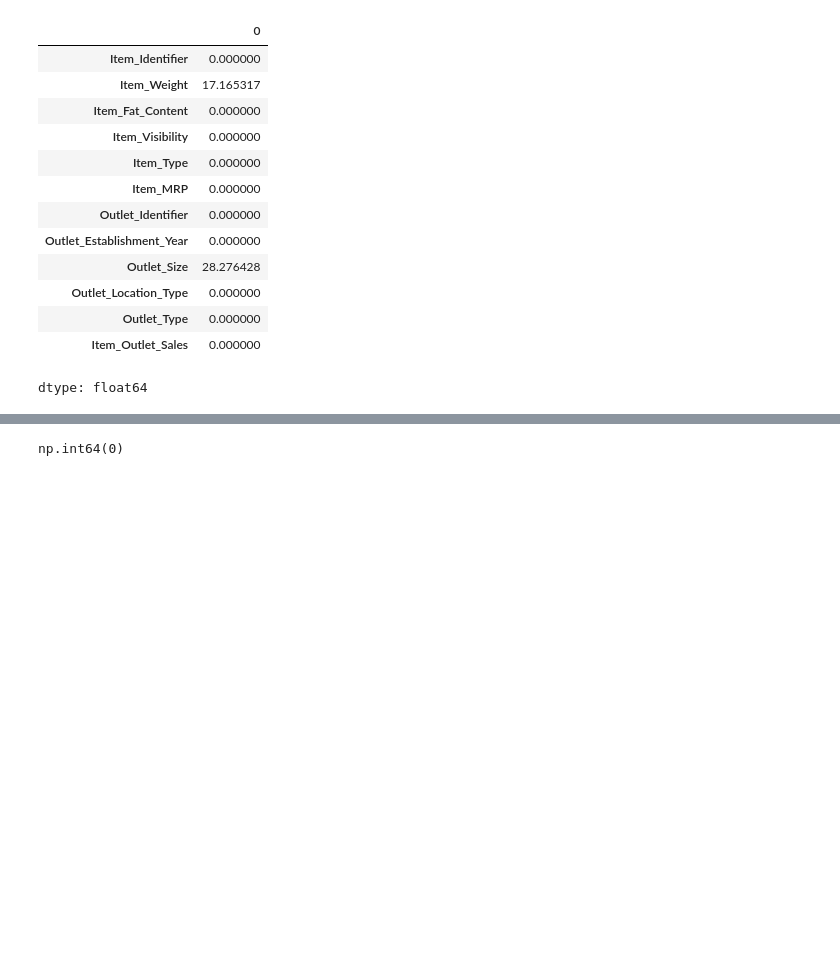
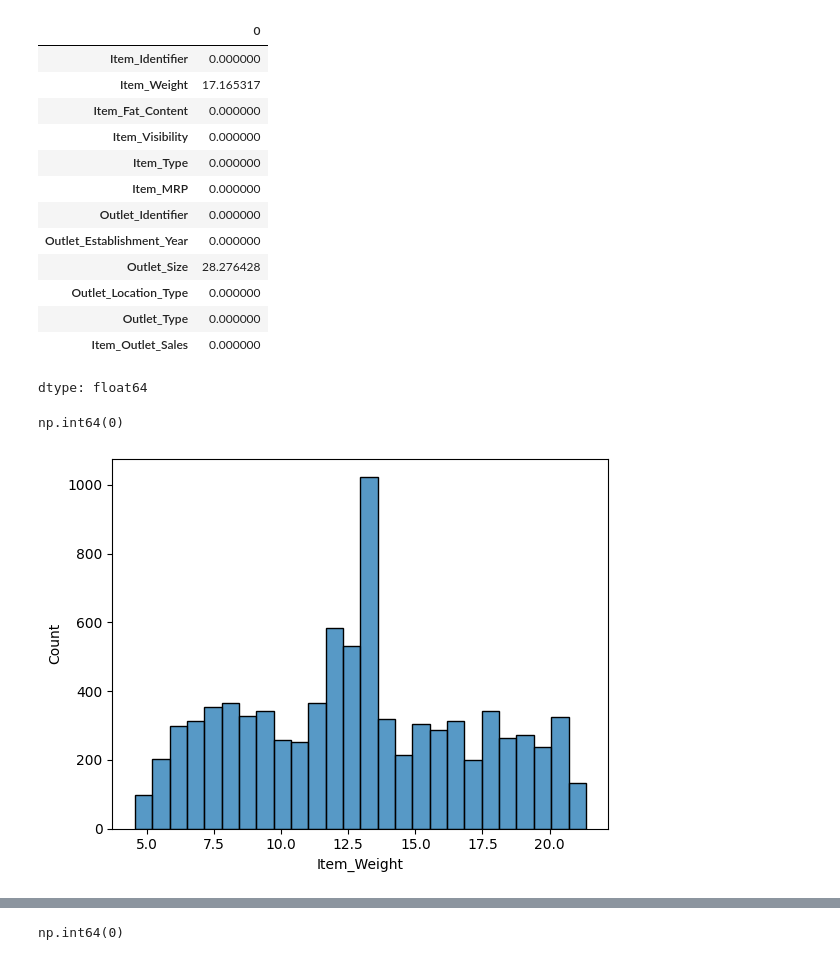
Before and after one commit to JeriesKawaneh/Prediction-of-Product-Sales, a Jupyter notebook: Sales_Prediction_2023.ipynb, the cells around one changed output, grey strips where cells are left out. Cells and saved outputs as stored; diff of their text form; code cells hidden in the pictures; blank space fills up the shorter version.

```diff
--- a/Sales_Prediction_2023.ipynb
+++ b/Sales_Prediction_2023.ipynb
@@ -131,4 +139,14 @@ dtype: float64
 # %%
 #Filling missing values for Item_wight
 # since the min value and max are not extreem using mean is useful
-df_sp['Item_Weight']=df_sp['Item_Weight'].fillna(df_sp['Item_Weight'].mean())
+df_sp['Item_Weight']=df_sp.groupby('Item_Type')['Item_Weight'].transform(
+lambda x: x.fillna(x.mean()))
+
+df_sp['Item_Weight'].isna().sum()
+# %% [output]
+np.int64(0)
+# %%
+#Item wights counts after filling the null values
+ax_hist_num=sns.histplot(data=df_sp,x= 'Item_Weight')
+# %% [output]
+[figure, added]
```
Also changed, not shown: parts of 14 cells of this notebook.
